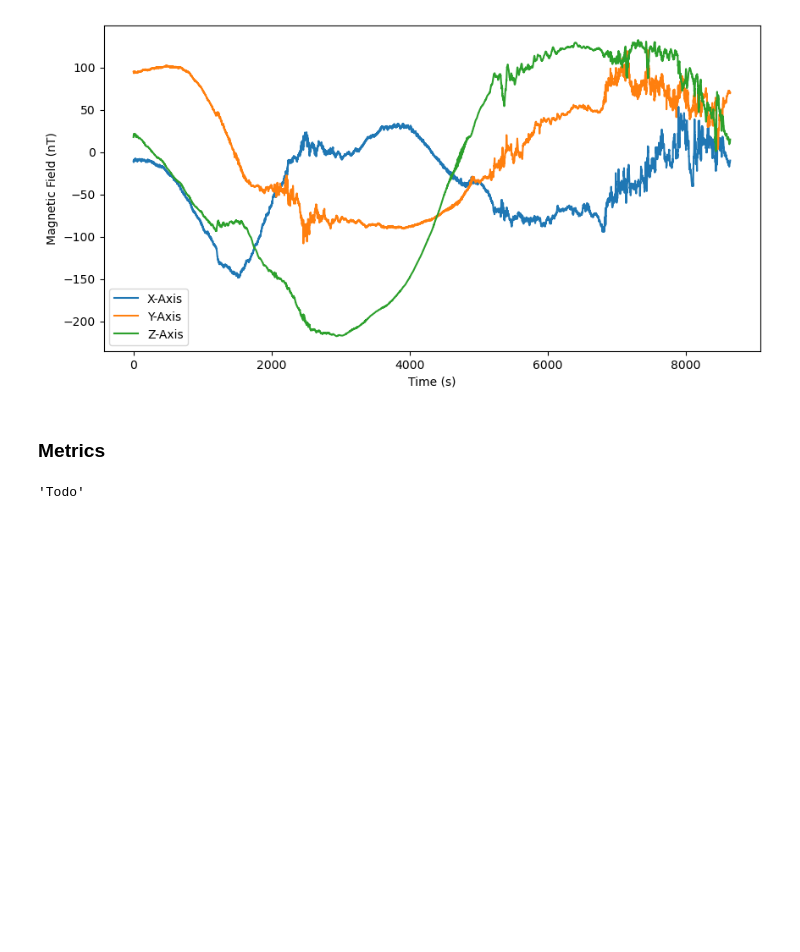
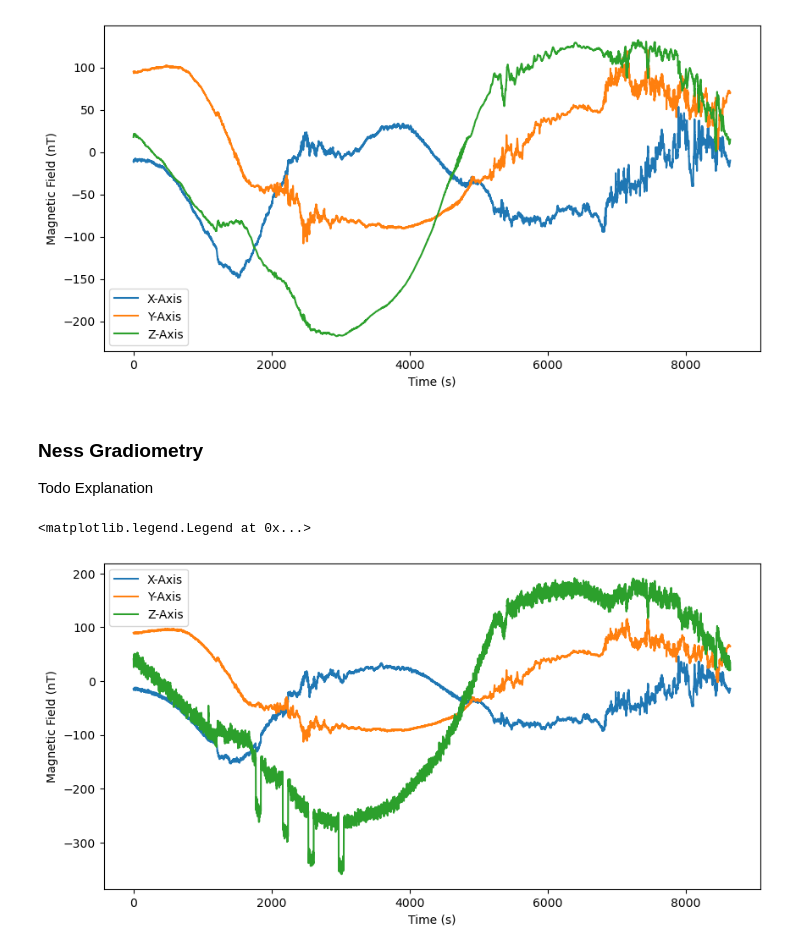
Before and after one commit to aphoffmann/MAGPRIME, a Jupyter notebook: magprime/examples/tutorial.ipynb, the cells around one changed output. Cells and saved outputs as stored; diff of their text form; code cells hidden in the pictures; blank space fills up the shorter version.

```diff
--- a/magprime/examples/tutorial.ipynb
+++ b/magprime/examples/tutorial.ipynb
@@ -292,9 +292,28 @@ plt.legend()
 # %% [output]
 <matplotlib.legend.Legend at 0x...>
 [figure]
-# %% [markdown]
-### Metrics
-# %%
-"Todo"
-# %% [output]
-'Todo'
+# %% [markdown]
+### Ness Gradiometry
+Todo Explanation
+# %%
+from magprime.algorithms import NESS
+from magprime.utility import calculate_coupling_coefficients
+
+
+"Algorithm Parameters"
+NESS.aii = calculate_coupling_coefficients(B, fs = 0.1, sspTol=20)
+
+"Clean the data"
+B_ness = NESS.clean(np.copy(B))
+
+"Plot the data"
+plt.figure(figsize=(10, 5))
+plt.plot(B_ness[0], label="X-Axis")
+plt.plot(B_ness[1], label="Y-Axis")
+plt.plot(B_ness[2], label="Z-Axis")
+plt.xlabel("Time (s)")
+plt.ylabel("Magnetic Field (nT)")
+plt.legend()
+# %% [output]
+<matplotlib.legend.Legend at 0x...>
+[figure, added]
```
Also changed, not shown: parts of 3 cells of this notebook, 1 other file.
